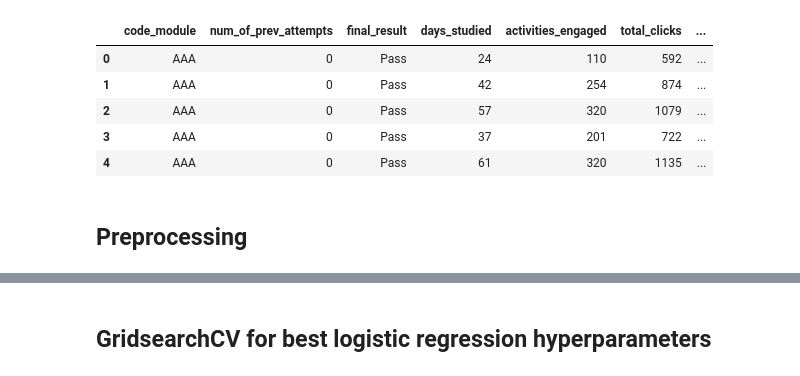
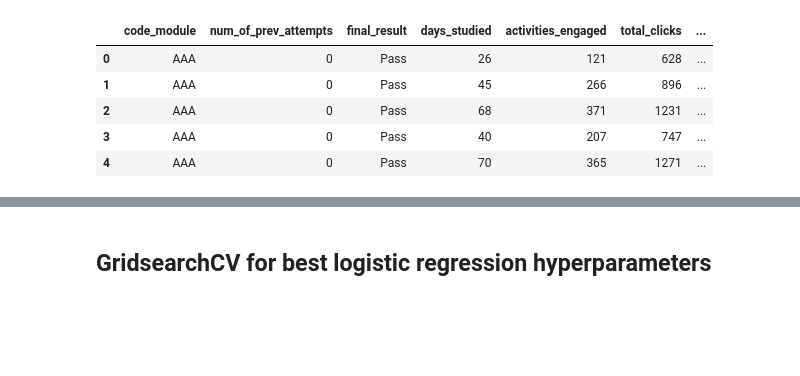
Before and after one commit to Caellwyn/ou_student_predictions, a Jupyter notebook: notebooks/shallow_modeling.ipynb, the cells around one changed output, grey strips where cells are left out. Drawn from its saved outputs; the diff is of its cells as text; code cells hidden in the pictures; blank space fills up the shorter version.

```diff
--- a/notebooks/shallow_modeling.ipynb
+++ b/notebooks/shallow_modeling.ipynb
@@ -43,17 +51,15 @@ We are hoping to predict only on data that can be collected by the online learni
 # %%
-df = load_OU_data(prediction_window=100)
+df = load_OU_data(prediction_window=.5)
 df.drop(columns = ['id_student','code_presentation','region','highest_education', \
                    'imd_band','gender','age_band','disability','studied_credits',
                    'module_presentation_length','date_registration'], inplace = True)
 if 'date_unregistration' in df.columns:
     df.drop(columns = ['date_unregistration'], inplace = True)
 df.head()
 # %% [output]
 |  | code_module | num_of_prev_attempts | final_result | days_studied | activities_engaged | total_clicks | ... |
-| 0 | AAA | 0 | Pass | 24 | 110 | 592 | ... |
-| 1 | AAA | 0 | Pass | 42 | 254 | 874 | ... |
-| 2 | AAA | 0 | Pass | 57 | 320 | 1079 | ... |
-| 3 | AAA | 0 | Pass | 37 | 201 | 722 | ... |
-| 4 | AAA | 0 | Pass | 61 | 320 | 1135 | ... |
+| 0 | AAA | 0 | Pass | 26 | 121 | 628 | ... |
+| 1 | AAA | 0 | Pass | 45 | 266 | 896 | ... |
+| 2 | AAA | 0 | Pass | 68 | 371 | 1231 | ... |
+| 3 | AAA | 0 | Pass | 40 | 207 | 747 | ... |
+| 4 | AAA | 0 | Pass | 70 | 365 | 1271 | ... |
-# %% [markdown]
-## Preprocessing
```
Also changed, not shown: parts of 46 cells of this notebook, 39 other files.
